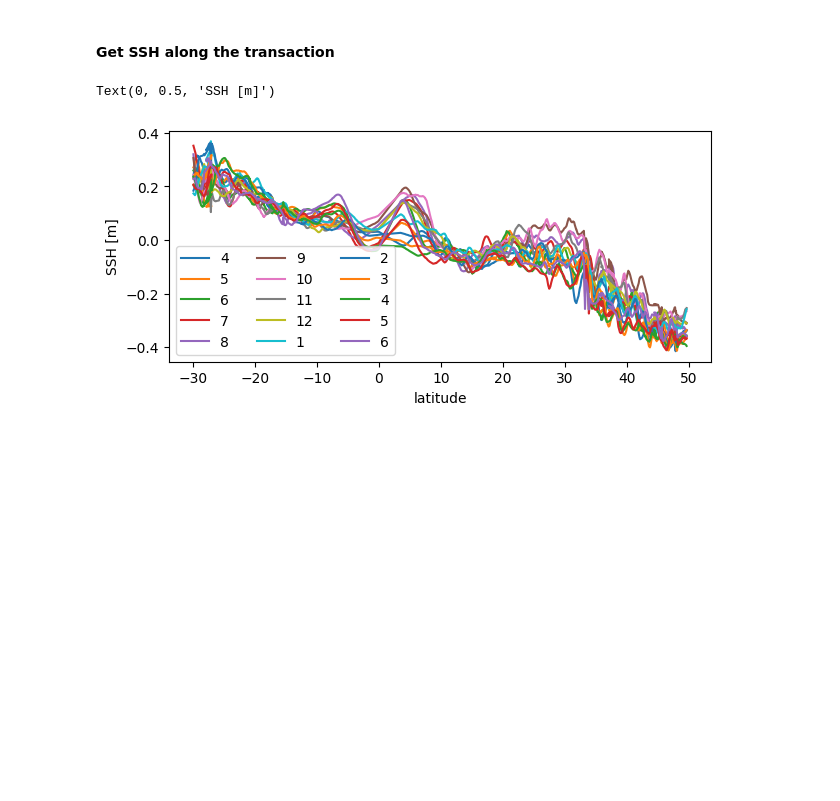
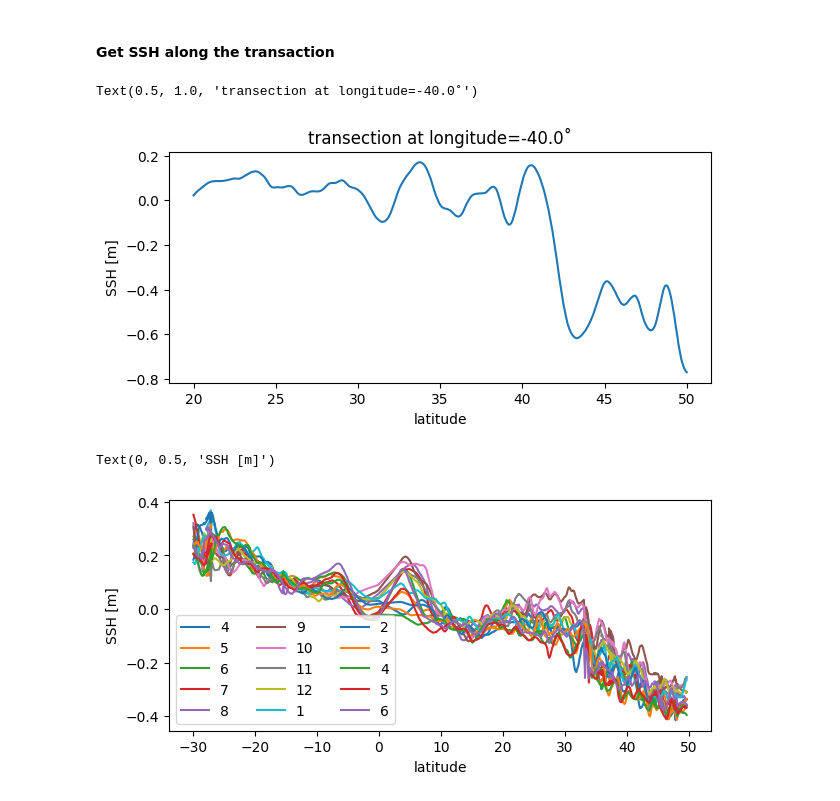
Before and after one commit to pedmondlerner/phytoSTEW, a Jupyter notebook: Team/Zichang/cmems_SSH.ipynb, the cells around one changed output. Saved outputs shown, nothing was run; the diff lists cells and outputs as text; code cells hidden in the pictures; blank space fills up the shorter version.

```diff
--- a/Team/Zichang/cmems_SSH.ipynb
+++ b/Team/Zichang/cmems_SSH.ipynb
@@ -138,6 +141,15 @@ gl.right_labels = False
 query_lats = lats[ind].values
 query_lons = lons[ind].values
 points = [ssh.zos.sel(latitude=i, longitude=j, method='nearest') for i, j in zip(query_lats, query_lons)]
+# %%
+plt.subplots(figsize=(7,3))
+plt.plot(ssh_sec.latitude, ssh_sec)
+plt.xlabel("latitude")
+plt.ylabel("SSH [m]")
+plt.title(f"transection at longitude={sec_lon}˚")
+# %% [output]
+Text(0.5, 1.0, 'transection at longitude=-40.0˚')
+[figure, added]
 # %%
 # plot
 month = ssh.time.dt.month.values
```
Also changed, not shown: parts of 2 cells of this notebook.
